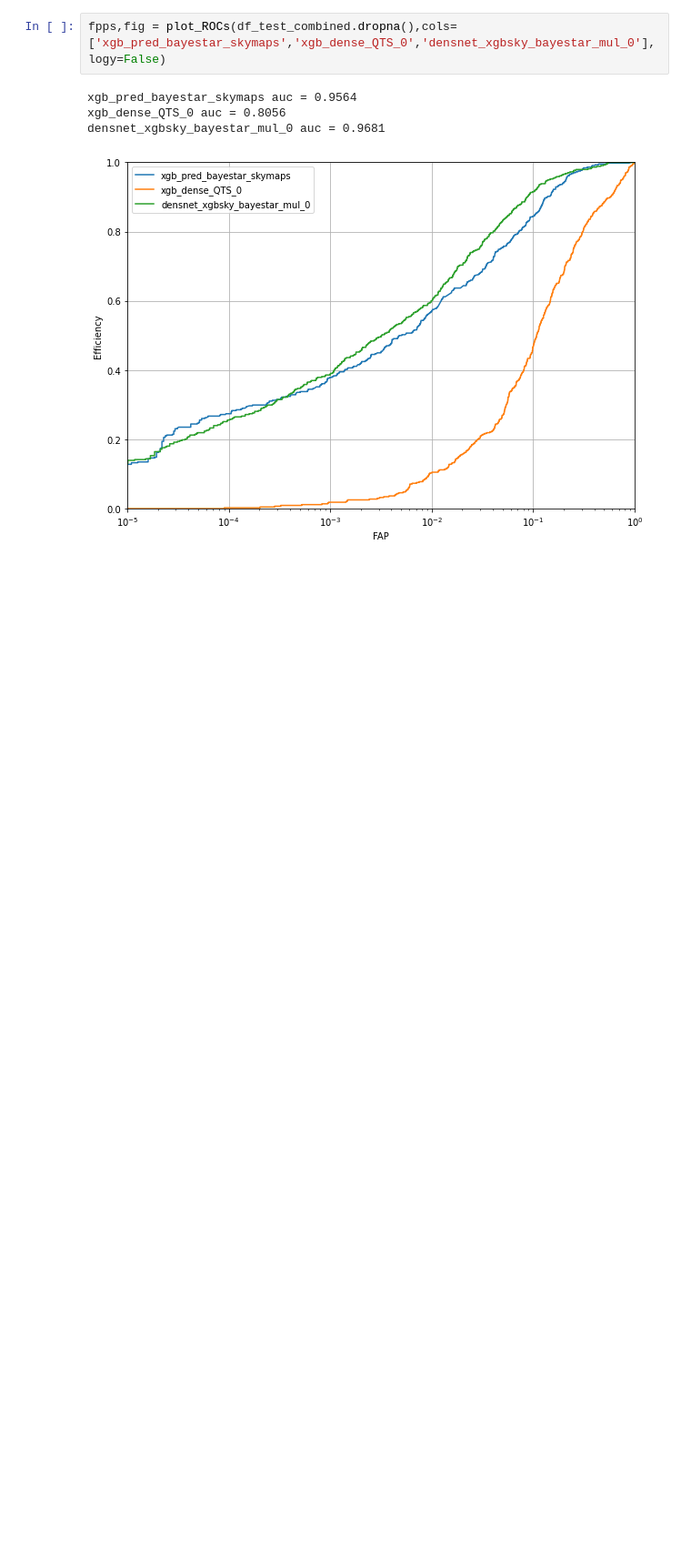
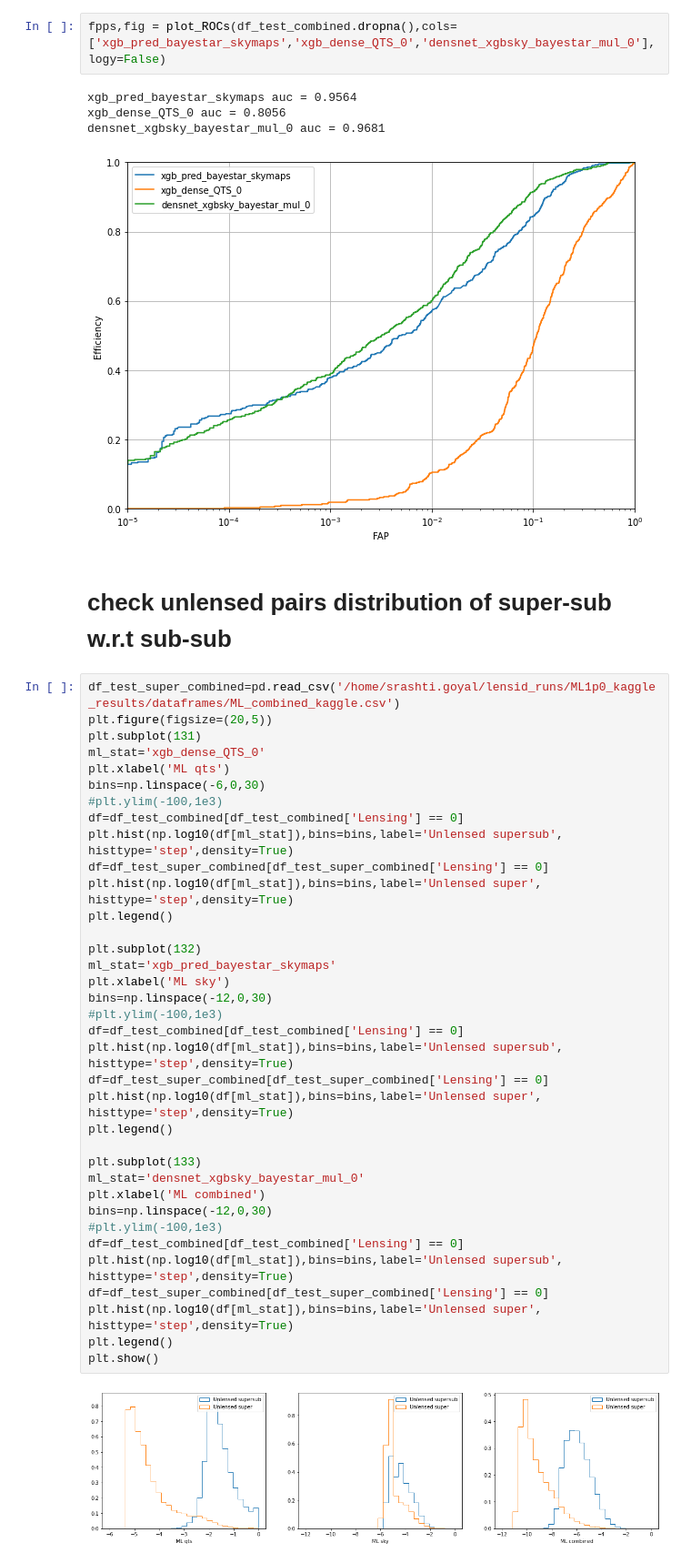
Before and after one commit to srashtig/lensid-15jul-2022, a Jupyter notebook: subthreshold/test_super_sub_pairs.ipynb, the cells around one changed output. Shown at 91% size. Saved outputs shown, nothing was run; the diff lists cells and outputs as text; blank space fills up the shorter version.

Commit message:
retrain and test super sub injs set

```diff
--- a/subthreshold/test_super_sub_pairs.ipynb
+++ b/subthreshold/test_super_sub_pairs.ipynb
@@ -94,3 +86,43 @@ xgb_pred_bayestar_skymaps auc = 0.9564
 xgb_dense_QTS_0 auc = 0.8056
 densnet_xgbsky_bayestar_mul_0 auc = 0.9681
 [figure]
+# %% [markdown]
+# check unlensed pairs distribution of super-sub w.r.t sub-sub
+# %%
+df_test_super_combined=pd.read_csv('/home/srashti.goyal/lensid_runs/ML1p0_kaggle_results/dataframes/ML_combined_kaggle.csv')
+plt.figure(figsize=(20,5))
+plt.subplot(131)
+ml_stat='xgb_dense_QTS_0'
+plt.xlabel('ML qts')
+bins=np.linspace(-6,0,30)
+#plt.ylim(-100,1e3)
+df=df_test_combined[df_test_combined['Lensing'] == 0]
+plt.hist(np.log10(df[ml_stat]),bins=bins,label='Unlensed supersub', histtype='step',density=True)
+df=df_test_super_combined[df_test_super_combined['Lensing'] == 0]
+plt.hist(np.log10(df[ml_stat]),bins=bins,label='Unlensed super', histtype='step',density=True)
+plt.legend()
+
+plt.subplot(132)
+ml_stat='xgb_pred_bayestar_skymaps'
+plt.xlabel('ML sky')
+bins=np.linspace(-12,0,30)
+#plt.ylim(-100,1e3)
+df=df_test_combined[df_test_combined['Lensing'] == 0]
+plt.hist(np.log10(df[ml_stat]),bins=bins,label='Unlensed supersub', histtype='step',density=True)
+df=df_test_super_combined[df_test_super_combined['Lensing'] == 0]
+plt.hist(np.log10(df[ml_stat]),bins=bins,label='Unlensed super', histtype='step',density=True)
+plt.legend()
+
+plt.subplot(133)
+ml_stat='densnet_xgbsky_bayestar_mul_0'
+plt.xlabel('ML combined')
+bins=np.linspace(-12,0,30)
+#plt.ylim(-100,1e3)
+df=df_test_combined[df_test_combined['Lensing'] == 0]
+plt.hist(np.log10(df[ml_stat]),bins=bins,label='Unlensed supersub', histtype='step',density=True)
+df=df_test_super_combined[df_test_super_combined['Lensing'] == 0]
+plt.hist(np.log10(df[ml_stat]),bins=bins,label='Unlensed super', histtype='step',density=True)
+plt.legend()
+plt.show()
+# %% [output]
+[figure, added]
```
Also changed, not shown: parts of 3 cells of this notebook, 2 other files.
